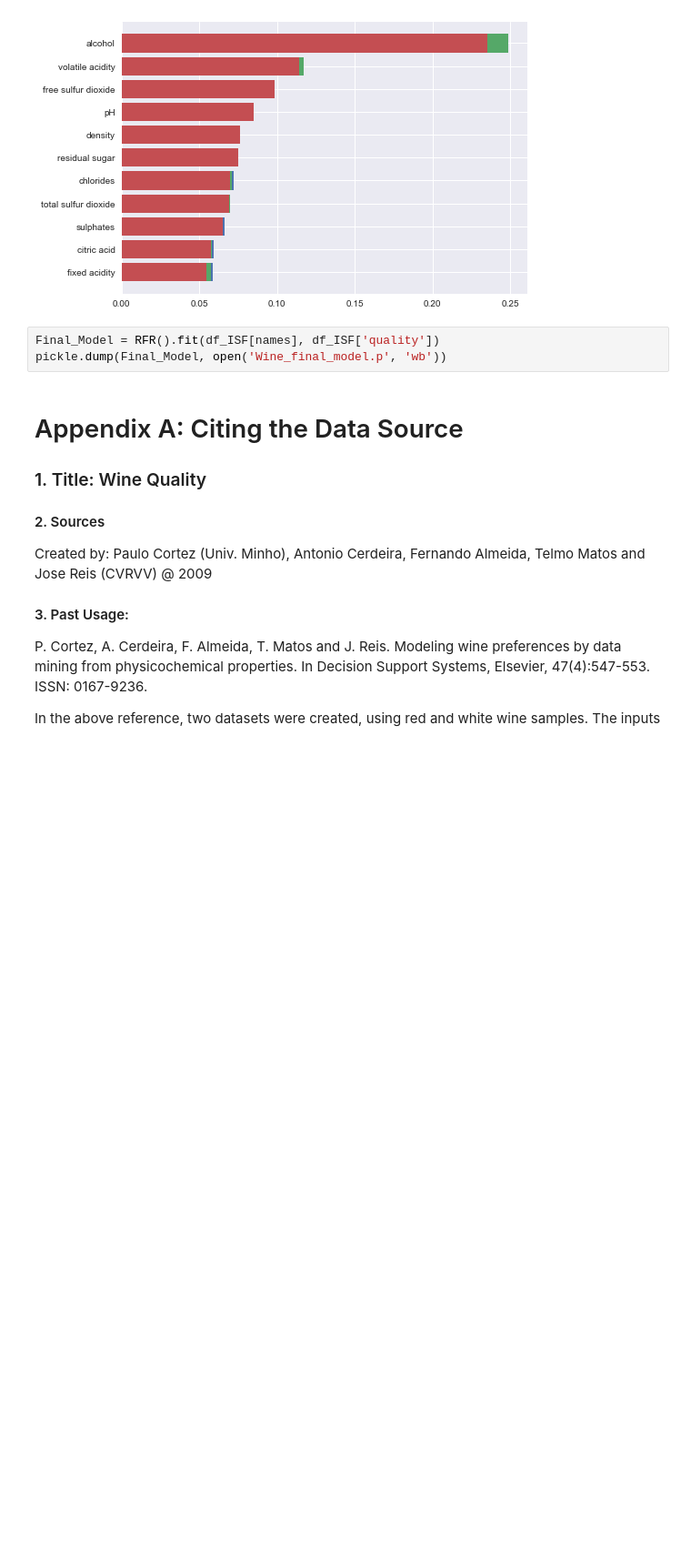
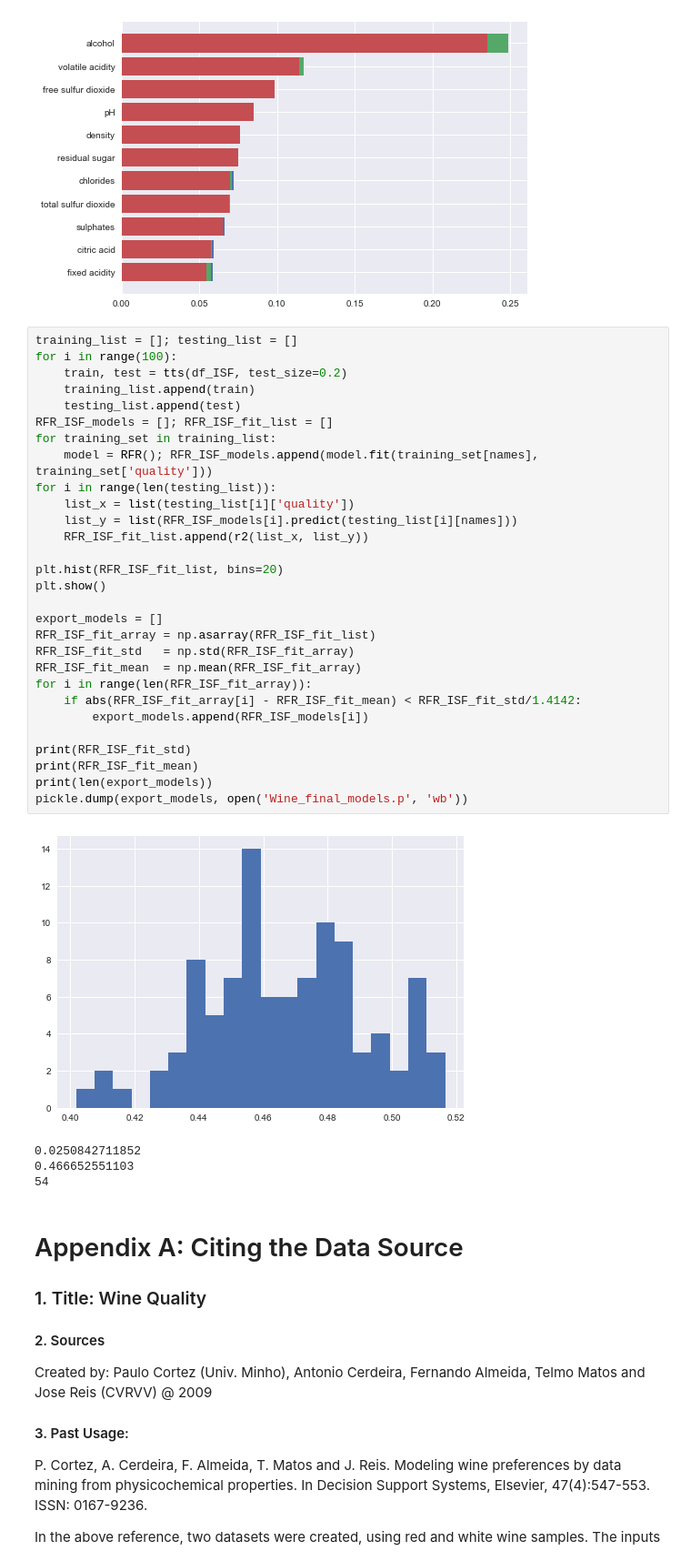
Before and after one commit to cheidt/Chris_Learning_Machine, a Jupyter notebook: Wine/Wine_Testing.ipynb, the cells around one changed output. Shown at 91% size. Saved outputs shown, nothing was run; the diff lists cells and outputs as text; blank space fills up the shorter version.

```diff
--- a/Wine/Wine_Testing.ipynb
+++ b/Wine/Wine_Testing.ipynb
@@ -1086,9 +1086,40 @@ Accuracy: 0.8057
  [   0    6  111  211   18  102    0]
  [   0    0    2   12    0    0    0]]
 [figure]
-# %%
-Final_Model = RFR().fit(df_ISF[names], df_ISF['quality'])
-pickle.dump(Final_Model, open('Wine_final_model.p', 'wb'))
+# %%
+training_list = []; testing_list = []
+for i in range(100):
+    train, test = tts(df_ISF, test_size=0.2)
+    training_list.append(train)
+    testing_list.append(test)
+RFR_ISF_models = []; RFR_ISF_fit_list = []
+for training_set in training_list:
+    model = RFR(); RFR_ISF_models.append(model.fit(training_set[names], training_set['quality']))
+for i in range(len(testing_list)):
+    list_x = list(testing_list[i]['quality'])
+    list_y = list(RFR_ISF_models[i].predict(testing_list[i][names]))
+    RFR_ISF_fit_list.append(r2(list_x, list_y))
+
+plt.hist(RFR_ISF_fit_list, bins=20)
+plt.show()
+
+export_models = []
+RFR_ISF_fit_array = np.asarray(RFR_ISF_fit_list)
+RFR_ISF_fit_std   = np.std(RFR_ISF_fit_array)
+RFR_ISF_fit_mean  = np.mean(RFR_ISF_fit_array)
+for i in range(len(RFR_ISF_fit_array)):
+    if abs(RFR_ISF_fit_array[i] - RFR_ISF_fit_mean) < RFR_ISF_fit_std/1.4142:
+        export_models.append(RFR_ISF_models[i])
+
+print(RFR_ISF_fit_std)
+print(RFR_ISF_fit_mean)
+print(len(export_models))
+pickle.dump(export_models, open('Wine_final_models.p', 'wb'))
+# %% [output]
+[figure, added]
+0.0250842711852
+0.466652551103
+54
 # %% [markdown]
 # Appendix A: Citing the Data Source
 
```
Also changed, not shown: 7 other files.
